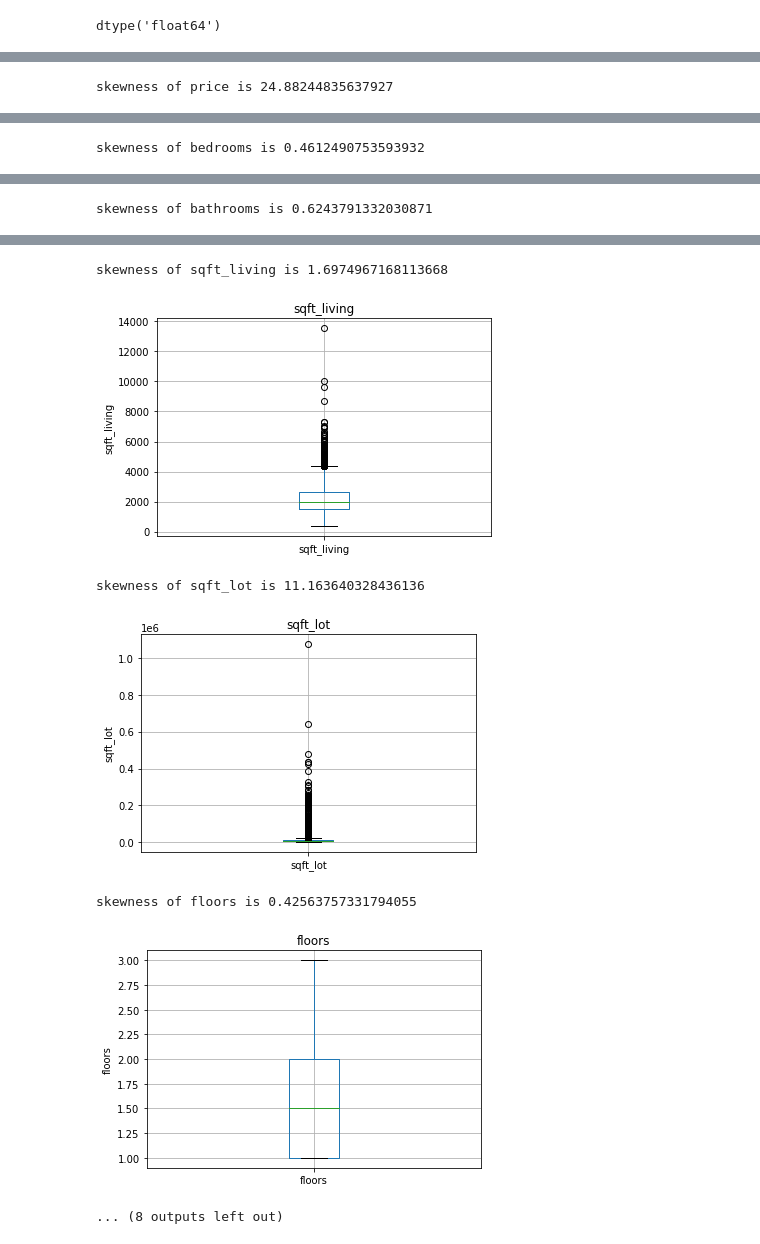
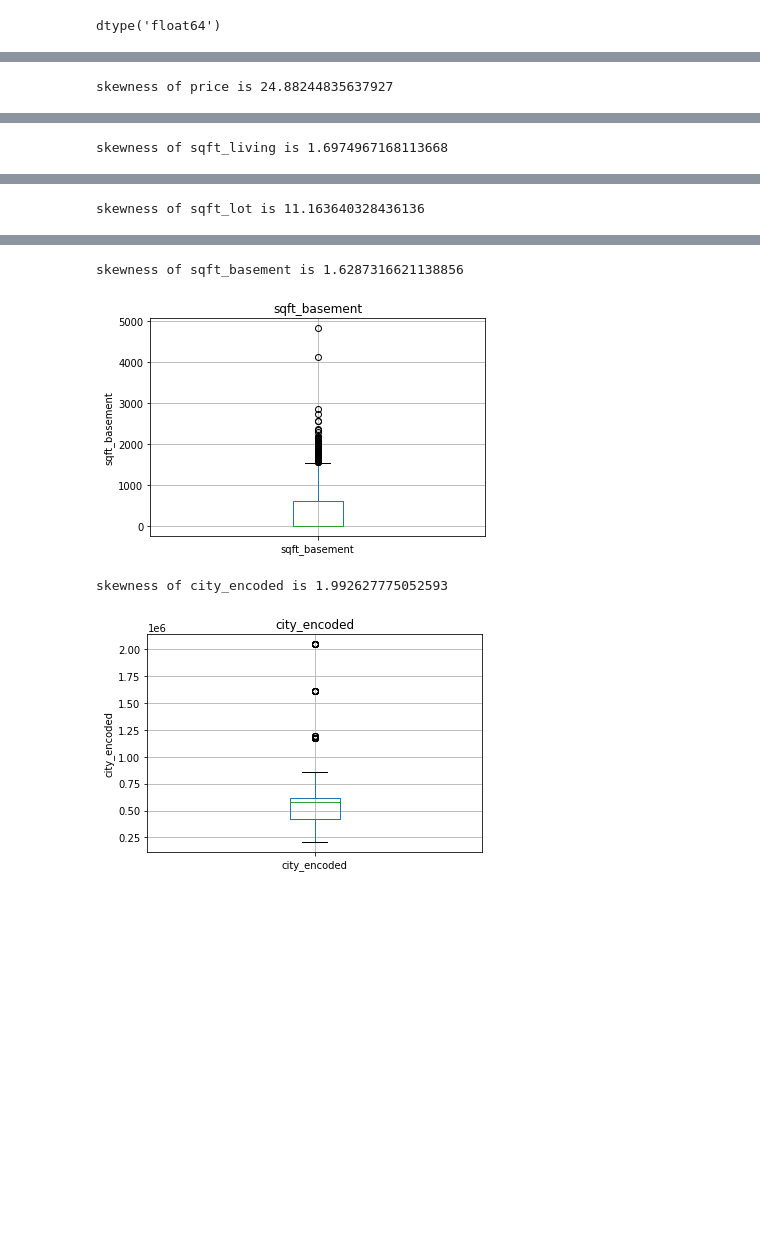
Before and after one commit to oussamaJMAA/DataPreparation, a Jupyter notebook: AmericanAgency2014.ipynb, the cells around one changed output, grey strips where cells are left out. Drawn from its saved outputs; the diff is of its cells as text; code cells hidden in the pictures; blank space fills up the shorter version.

```diff
--- a/AmericanAgency2014.ipynb
+++ b/AmericanAgency2014.ipynb
@@ -26,0 +235,4 @@ dataset.head()
+# %%
+#Importing the Dataset
+dataset = pd.read_excel("AgencyDataset.xlsx")
+dataset.head()
@@ -158,9 +322,15 @@ one_hot_top_x(dataset,"street",top_10_streets)
 city_mean_prices = dataset.groupby('city')['price'].mean()
 dataset['city_encoded'] = dataset['city'].map(city_mean_prices)
+# %%
+#replacing every 0 in yr_renovated by the yr_built
+dataset['yr_renovated']= np.where(dataset['yr_renovated']==0,dataset['yr_built'],dataset['yr_renovated'])
 # %%
-#Transform the yr_renovated and year_built to a new column (renovation_age)
-dataset['renov_age'] = np.abs(dataset['yr_renovated'] - dataset['yr_built'])
-dataset['renov_age'] = dataset.renov_age.apply(lambda x: x if len(str(int(x)))==2 else 0.0)
+#Transform the yr_renovated  to a new column (renovation_age)
+dataset['renovation_age'] = 2014 - dataset['yr_renovated']
+# %%
+# creating a house age column
+year = pd.DatetimeIndex(dataset['date']).year
+dataset['house_age'] = year - dataset['yr_built']
 # %%
 #Transforming statezip to numerical type
 dataset['statezip'] = dataset['statezip'].str.strip('WA').astype('float')
@@ -211,6 +372,6 @@ new_df.shape
 # %%
 #Visualizing the outliers
-for feature in dataset[['price', 'bedrooms', 'bathrooms', 'sqft_living', 'sqft_lot', 'floors','sqft_basement', 'statezip','city_encoded','renov_age']]:
+for feature in dataset[['price', 'sqft_living', 'sqft_lot','sqft_basement','city_encoded']]:
     dataset.boxplot(column=feature)
     print(f"skewness of {feature} is {dataset[feature].skew()}")
     plt.ylabel(feature)
@@ -219,4 +380,4 @@ for feature in dataset[['price', 'bedrooms', 'bathrooms', 'sqft_living', 'sqft_l
 # %% [output]
 skewness of price is 24.88244835637927
 [figure]
-skewness of bedrooms is 0.4612490753593932
+skewness of sqft_living is 1.6974967168113668
@@ -224 +385 @@ skewness of bedrooms is 0.4612490753593932
-skewness of bathrooms is 0.6243791332030871
+skewness of sqft_lot is 11.163640328436136
@@ -226,7 +387,4 @@ skewness of bathrooms is 0.6243791332030871
-skewness of sqft_living is 1.6974967168113668
+skewness of sqft_basement is 1.6287316621138856
-[figure, old version]
+[figure, new version]
-skewness of sqft_lot is 11.163640328436136
+skewness of city_encoded is 1.992627775052593
-[figure, old version]
+[figure, new version]
-skewness of floors is 0.42563757331794055
-[figure, removed]
-... (8 outputs left out)
```
Also changed, not shown: parts of 63 cells of this notebook, 2 other files.
